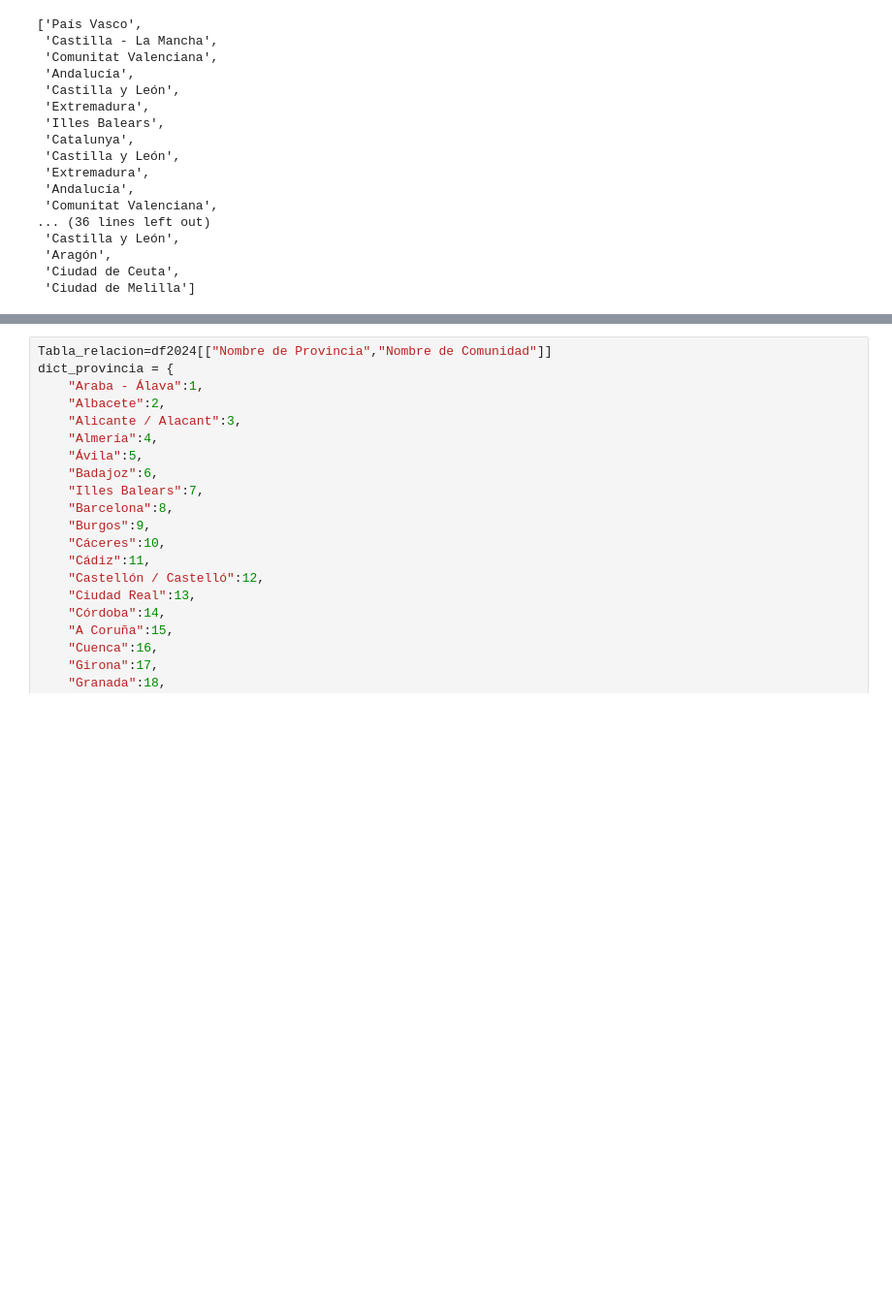
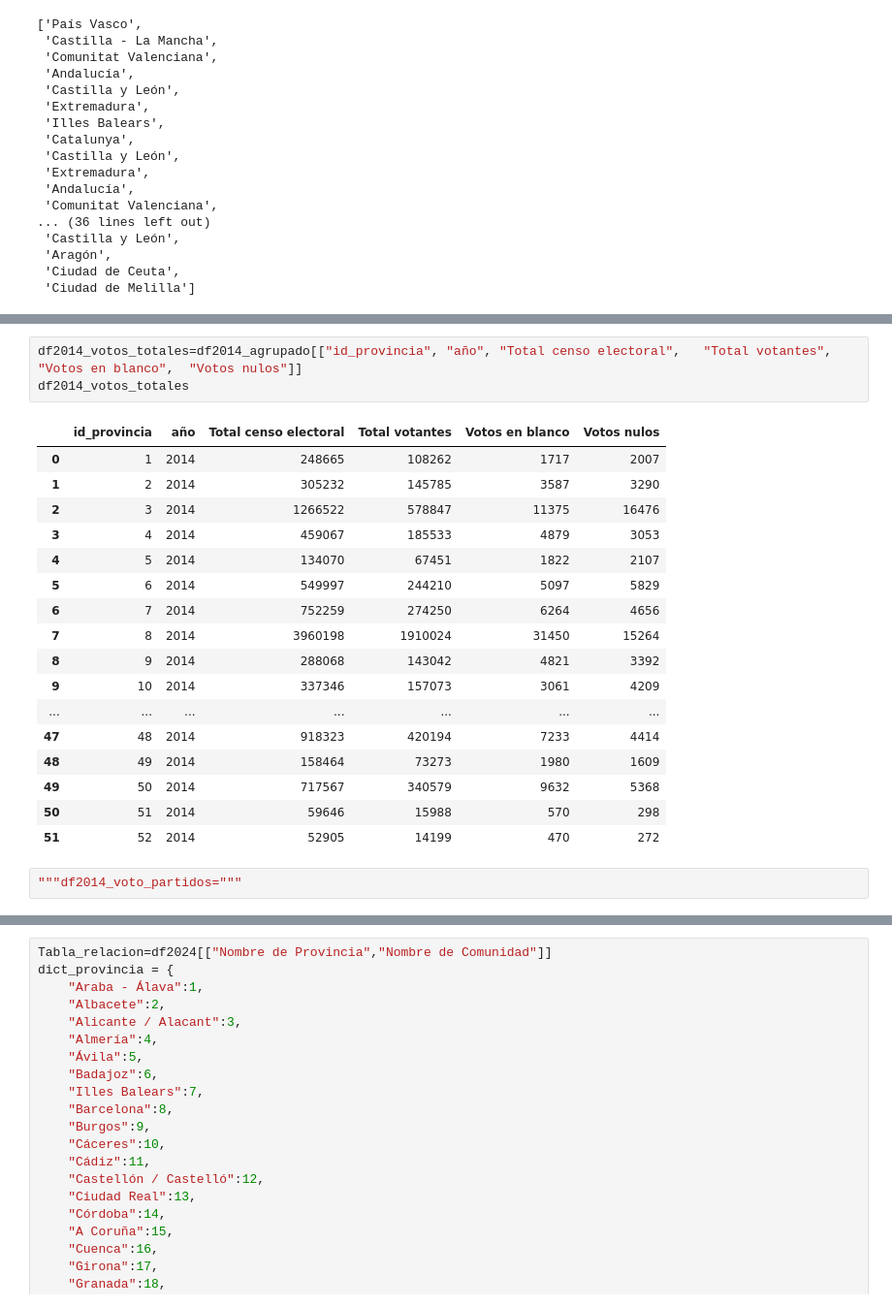
Before and after one commit to UnaiFam/PROYECTO-EUROPA, a Jupyter notebook: pruebas de csv a nacional.ipynb, the cells around one changed output, grey strips where cells are left out. Shown at 97% size. Cells and saved outputs as stored; diff of their text form; blank space fills up the shorter version.

```diff
--- a/pruebas de csv a nacional.ipynb
+++ b/pruebas de csv a nacional.ipynb
@@ -408,3 +410,26 @@ The 'axis' keyword in DataFrame.groupby is deprecated and will be removed in a f
+# %%
+df2014_votos_totales=df2014_agrupado[["id_provincia", "año", "Total censo electoral",	"Total votantes", 		"Votos en blanco",	"Votos nulos"]]
+df2014_votos_totales
+# %% [output]
+|  | id_provincia | año | Total censo electoral | Total votantes | Votos en blanco | Votos nulos |
+| 0 | 1 | 2014 | 248665 | 108262 | 1717 | 2007 |
+| 1 | 2 | 2014 | 305232 | 145785 | 3587 | 3290 |
+| 2 | 3 | 2014 | 1266522 | 578847 | 11375 | 16476 |
+| 3 | 4 | 2014 | 459067 | 185533 | 4879 | 3053 |
+| 4 | 5 | 2014 | 134070 | 67451 | 1822 | 2107 |
+| 5 | 6 | 2014 | 549997 | 244210 | 5097 | 5829 |
+| 6 | 7 | 2014 | 752259 | 274250 | 6264 | 4656 |
+| 7 | 8 | 2014 | 3960198 | 1910024 | 31450 | 15264 |
+| 8 | 9 | 2014 | 288068 | 143042 | 4821 | 3392 |
+| 9 | 10 | 2014 | 337346 | 157073 | 3061 | 4209 |
+| ... | ... | ... | ... | ... | ... | ... |
+| 47 | 48 | 2014 | 918323 | 420194 | 7233 | 4414 |
+| 48 | 49 | 2014 | 158464 | 73273 | 1980 | 1609 |
+| 49 | 50 | 2014 | 717567 | 340579 | 9632 | 5368 |
+| 50 | 51 | 2014 | 59646 | 15988 | 570 | 298 |
+| 51 | 52 | 2014 | 52905 | 14199 | 470 | 272 |
+# %%
+"""df2014_voto_partidos="""
 # %%
 df2019_agrupado=df2019.groupby("Código de Provincia", axis=0, ).sum()
 df2019_agrupado["Código de Municipio"]=Tabla_referencia_provincia.index
```
Also changed, not shown: parts of 6 cells of this notebook.
